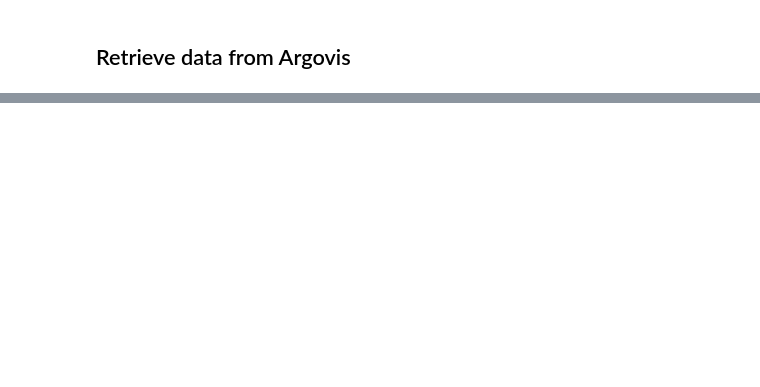
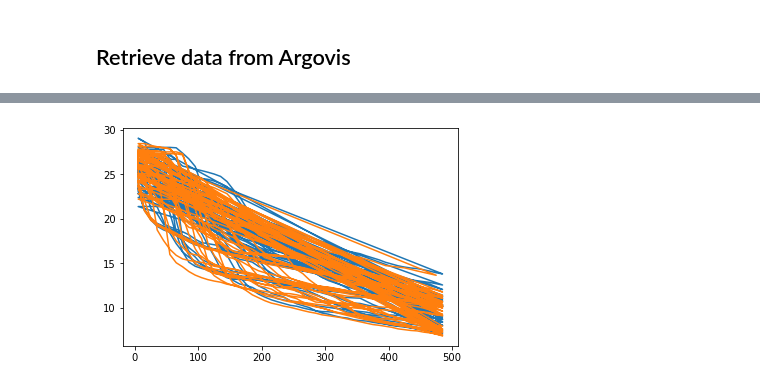
Before and after one commit to argovis/hackathon22-profile-grid, a Jupyter notebook: notebooks/lmm_binning.ipynb, the cells around one changed output, grey strips where cells are left out. Drawn from its saved outputs; the diff is of its cells as text; code cells hidden in the pictures; blank space fills up the shorter version.

```diff
--- a/notebooks/lmm_binning.ipynb
+++ b/notebooks/lmm_binning.ipynb
@@ -250,0 +116,11 @@ Coordinates:
+# %%
+ds_all_grouped = binner_obj.bin_on_time(ds_all, 'day')
+# %%
+
+for name, group in ds_all_grouped:
+    pres = group['pres'].values
+    temp = group['temp'].data
+    psal = group['psal'].data
+    plt.plot(pres,temp)
+# %% [output]
+[figure, added]
```
Also changed, not shown: parts of 31 cells of this notebook, 1 other file.
